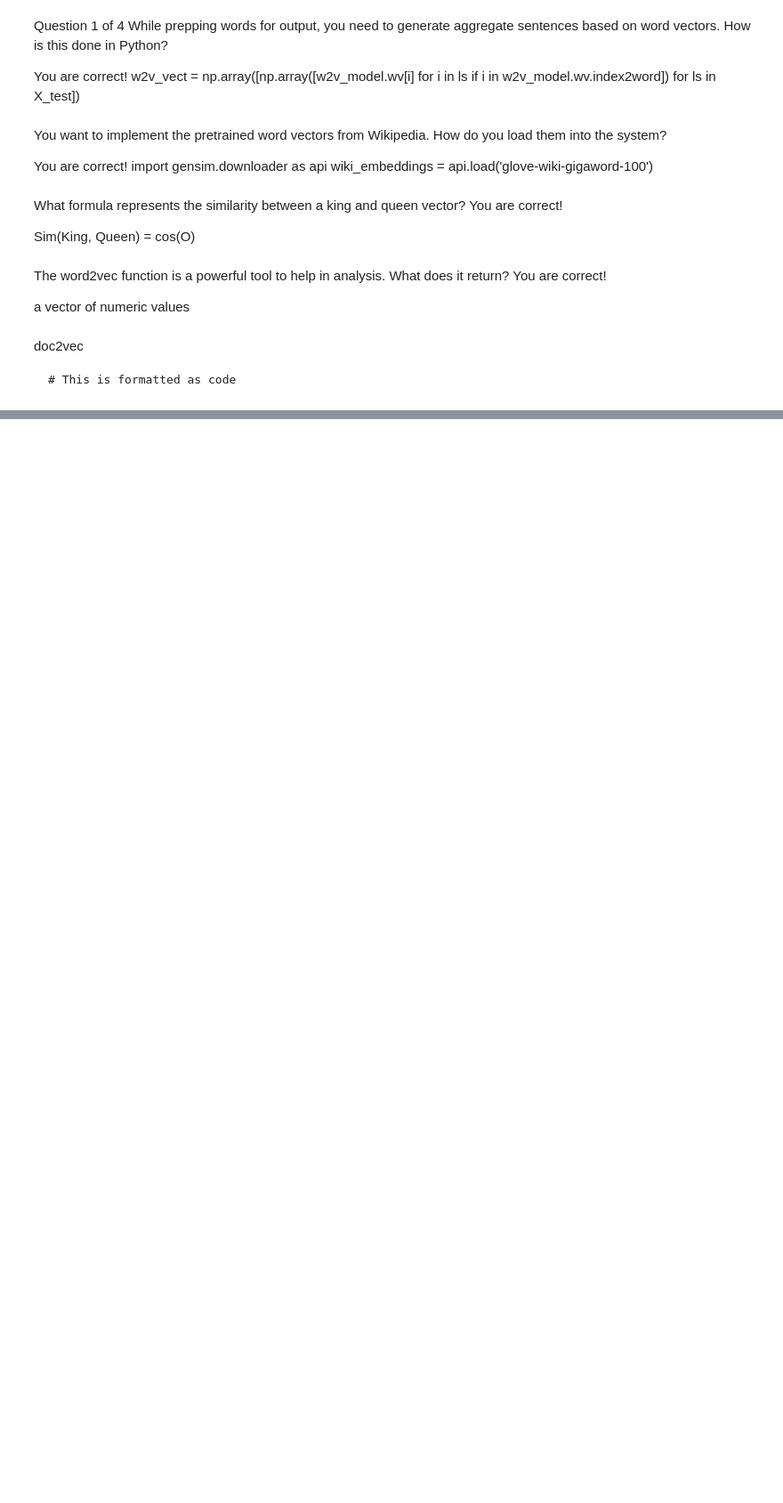
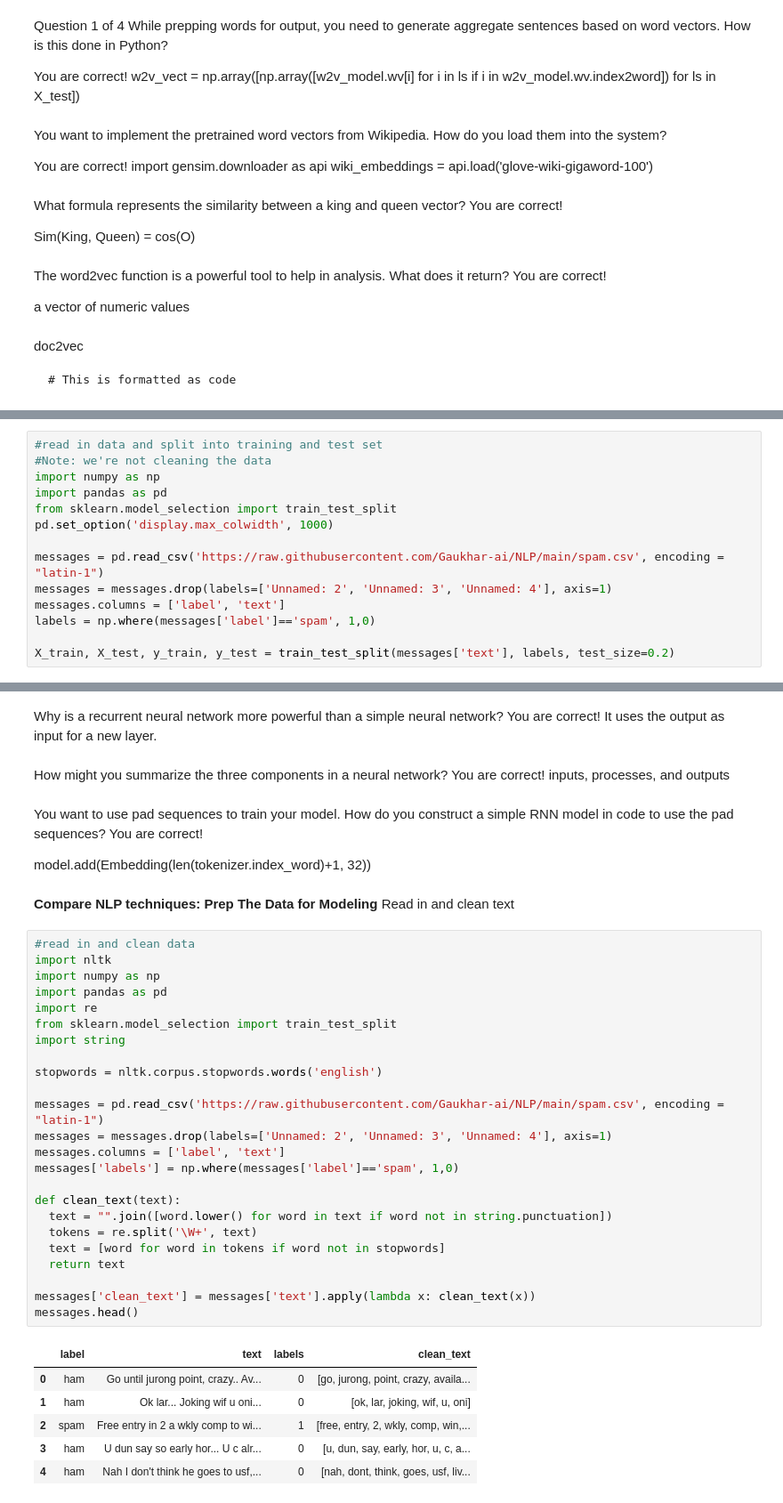
Before and after one commit to Gaukhar-ai/Gaukhar.Diamond.github, a Jupyter notebook: NLP_natural_language_processing.ipynb, the cells around one changed output, grey strips where cells are left out. Shown at 89% size. Drawn from its saved outputs; the diff is of its cells as text; blank space fills up the shorter version.

```diff
--- a/NLP_natural_language_processing.ipynb
+++ b/NLP_natural_language_processing.ipynb
@@ -550,0 +719,14 @@ doc2vec
+# %%
+#read in data and split into training and test set
+#Note: we're not cleaning the data
+import numpy as np
+import pandas as pd
+from sklearn.model_selection import train_test_split
+pd.set_option('display.max_colwidth', 1000)
+
+messages = pd.read_csv('https://raw.githubusercontent.com/Gaukhar-ai/NLP/main/spam.csv', encoding = "latin-1")
+messages = messages.drop(labels=['Unnamed: 2', 'Unnamed: 3', 'Unnamed: 4'], axis=1)
+messages.columns = ['label', 'text']
+labels = np.where(messages['label']=='spam', 1,0)
+
+X_train, X_test, y_train, y_test = train_test_split(messages['text'], labels, test_size=0.2)
@@ -550,0 +873,47 @@ doc2vec
+# %% [markdown]
+Why is a recurrent neural network more powerful than a simple neural network?
+You are correct!
+It uses the output as input for a new layer.
+# %% [markdown]
+How might you summarize the three components in a neural network?
+You are correct!
+inputs, processes, and outputs
+# %% [markdown]
+You want to use pad sequences to train your model. How do you construct a simple RNN model in code to use the pad sequences?
+You are correct!
+
+model.add(Embedding(len(tokenizer.index_word)+1, 32))
+# %% [markdown]
+**Compare NLP techniques: Prep The Data for Modeling**
+Read in and clean text
+# %%
+#read in and clean data
+import nltk
+import numpy as np
+import pandas as pd
+import re
+from sklearn.model_selection import train_test_split
+import string
+
+stopwords = nltk.corpus.stopwords.words('english')
+
+messages = pd.read_csv('https://raw.githubusercontent.com/Gaukhar-ai/NLP/main/spam.csv', encoding = "latin-1")
+messages = messages.drop(labels=['Unnamed: 2', 'Unnamed: 3', 'Unnamed: 4'], axis=1)
+messages.columns = ['label', 'text']
+messages['labels'] = np.where(messages['label']=='spam', 1,0)
+
+def clean_text(text):
+  text = "".join([word.lower() for word in text if word not in string.punctuation])
+  tokens = re.split('\W+', text)
+  text = [word for word in tokens if word not in stopwords]
+  return text
+
+messages['clean_text'] = messages['text'].apply(lambda x: clean_text(x))
+messages.head()
+# %% [output]
+|  | label | text | labels | clean_text |
+| 0 | ham | Go until jurong point, crazy.. Av... | 0 | [go, jurong, point, crazy, availa... |
+| 1 | ham | Ok lar... Joking wif u oni... | 0 | [ok, lar, joking, wif, u, oni] |
+| 2 | spam | Free entry in 2 a wkly comp to wi... | 1 | [free, entry, 2, wkly, comp, win,... |
+| 3 | ham | U dun say so early hor... U c alr... | 0 | [u, dun, say, early, hor, u, c, a... |
+| 4 | ham | Nah I don't think he goes to usf,... | 0 | [nah, dont, think, goes, usf, liv... |
```
Also changed, not shown: parts of 55 cells of this notebook.
